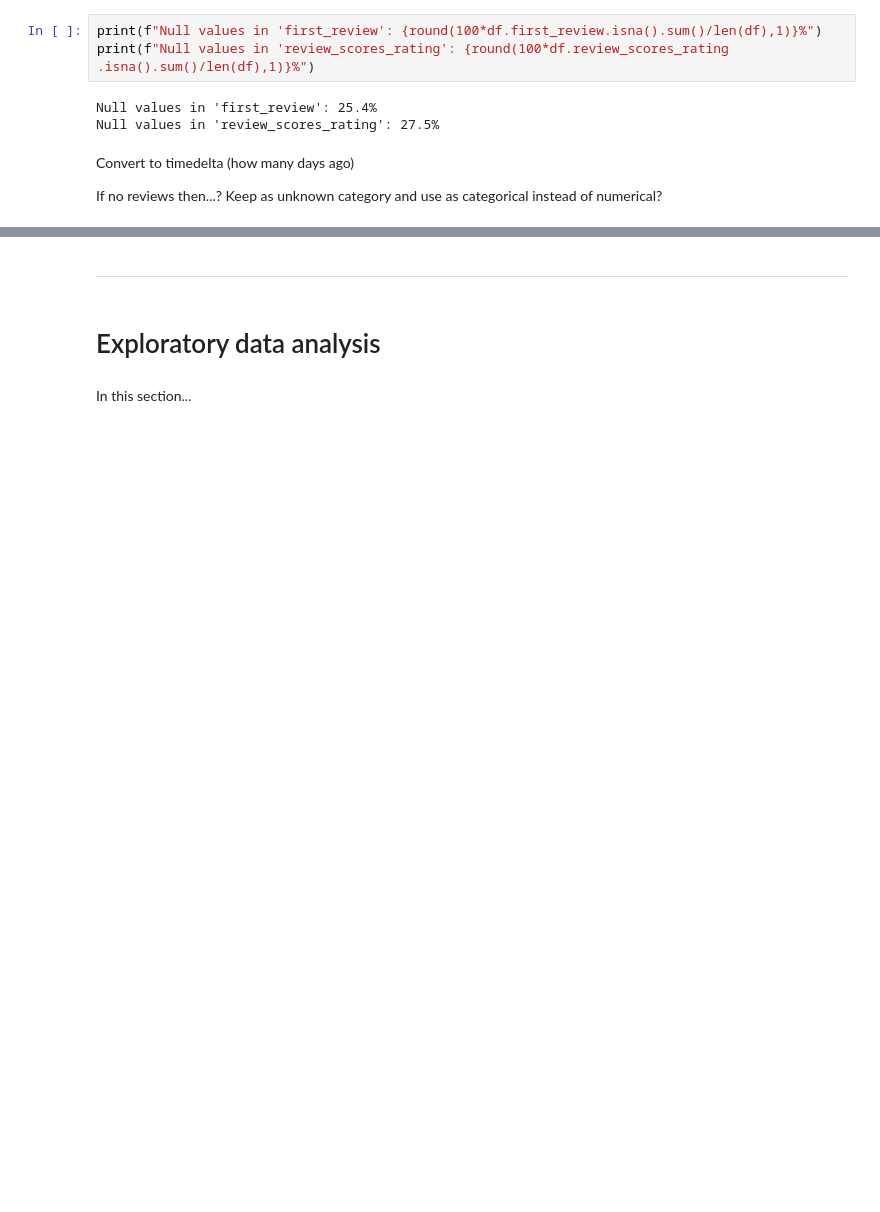
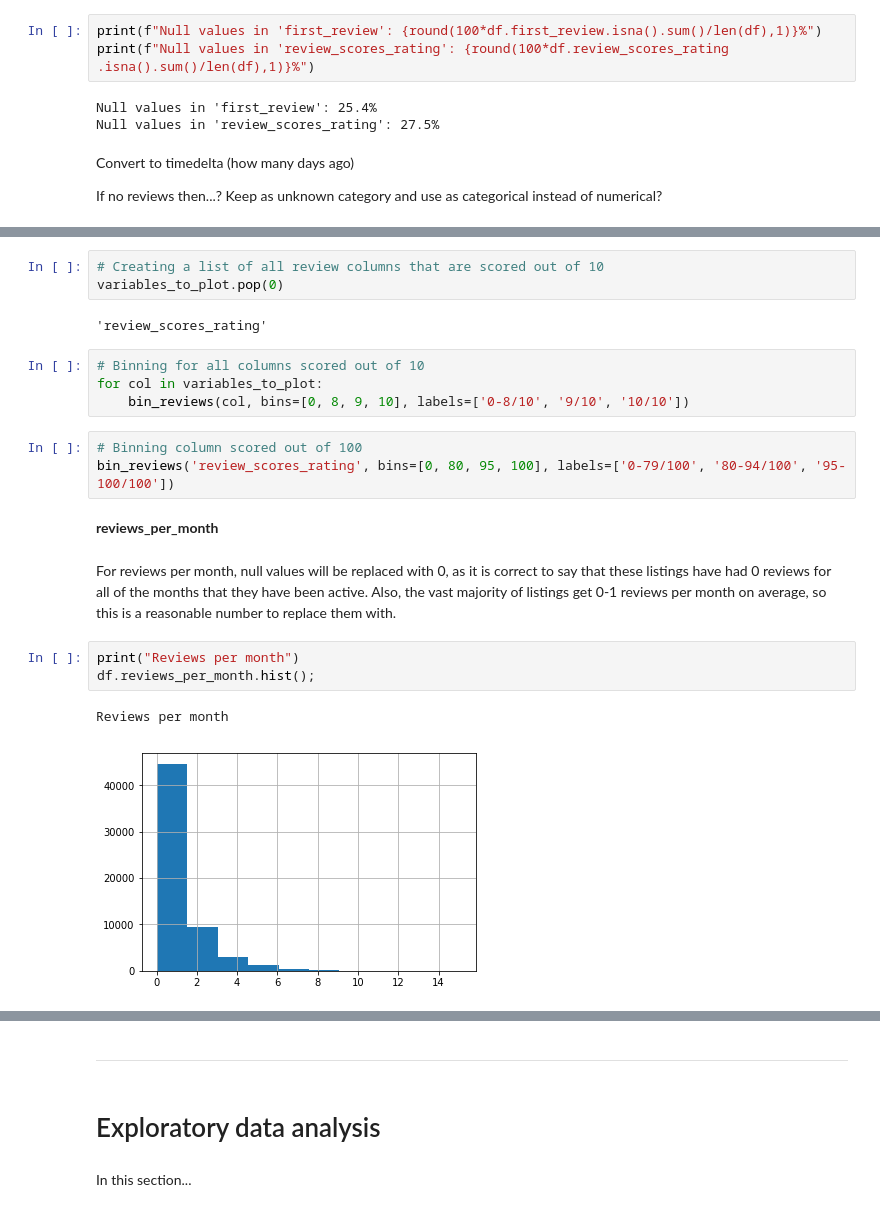
Before and after one commit to cbuie/Airbnb-neural-network-price-prediction, a Jupyter notebook: Airbnb-price-prediction.ipynb, the cells around one changed output, grey strips where cells are left out. Drawn from its saved outputs; the diff is of its cells as text; blank space fills up the shorter version.

```diff
--- a/Airbnb-price-prediction.ipynb
+++ b/Airbnb-price-prediction.ipynb
@@ -673,3 +727,25 @@ If no reviews then...? Keep as unknown category and use as categorical instead o
+# %%
+# Creating a list of all review columns that are scored out of 10
+variables_to_plot.pop(0)
+# %% [output]
+'review_scores_rating'
+# %%
+# Binning for all columns scored out of 10
+for col in variables_to_plot:
+    bin_reviews(col, bins=[0, 8, 9, 10], labels=['0-8/10', '9/10', '10/10'])
+# %%
+# Binning column scored out of 100
+bin_reviews('review_scores_rating', bins=[0, 80, 95, 100], labels=['0-79/100', '80-94/100', '95-100/100'])
+# %% [markdown]
+**reviews_per_month**
+# %% [markdown]
+For reviews per month, null values will be replaced with 0, as it is correct to say that these listings have had 0 reviews for all of the months that they have been active. Also, the vast majority of listings get 0-1 reviews per month on average, so this is a reasonable number to replace them with.
+# %%
+print("Reviews per month")
+df.reviews_per_month.hist();
+# %% [output]
+Reviews per month
+[figure, added]
 # %%
 df.isna().sum()
 # %% [output]
```
Also changed, not shown: parts of 14 cells of this notebook.
